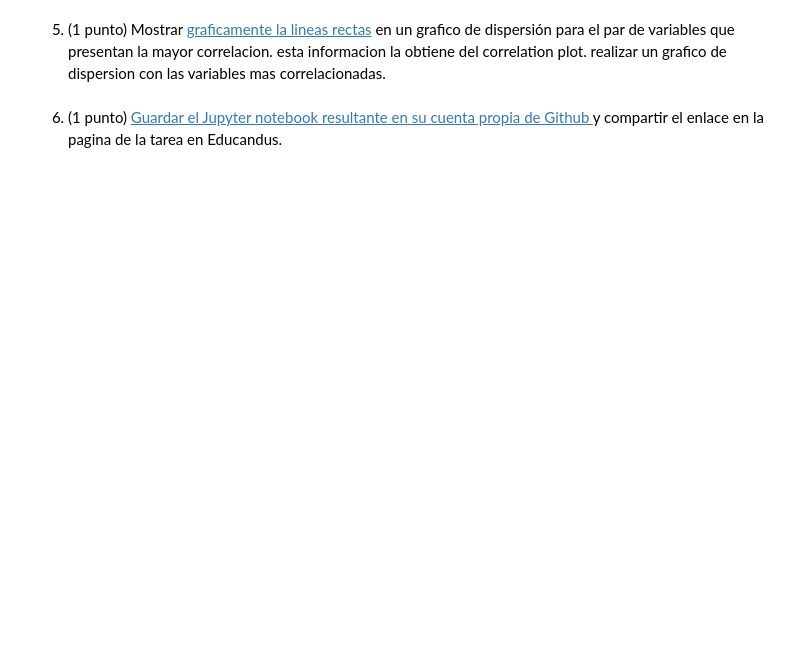
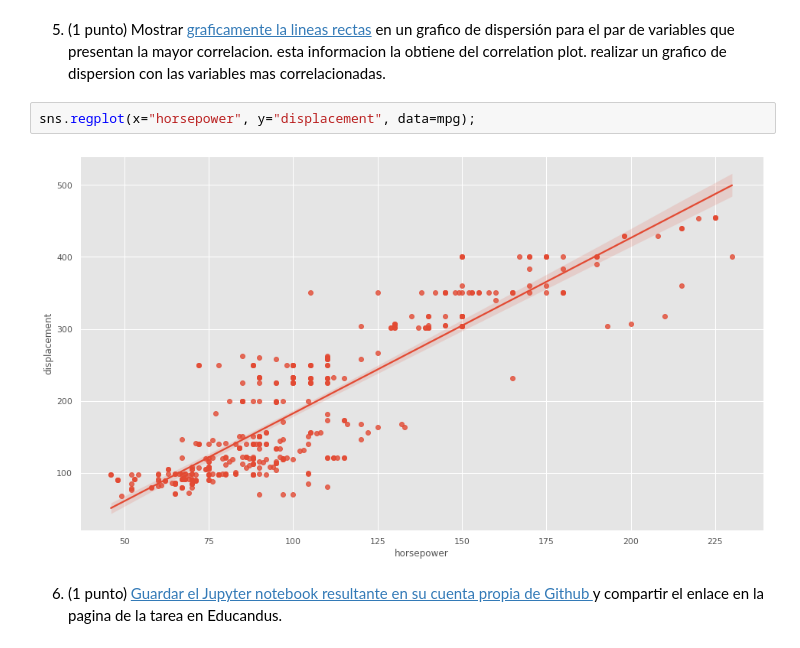
Before and after one commit to epereirasg/Curso-de-Machine-Learning, a Jupyter notebook: S07-Linear-Models/Tarea_regresion_lineal.ipynb, the cells around one changed output. Drawn from its saved outputs; the diff is of its cells as text; blank space fills up the shorter version.

```diff
--- a/S07-Linear-Models/Tarea_regresion_lineal.ipynb
+++ b/S07-Linear-Models/Tarea_regresion_lineal.ipynb
@@ -206,4 +286,8 @@ El error (rmse) de test es: 51.17431161393847
 # %% [markdown]
 5) (1 punto) Mostrar [graficamente la lineas rectas](https://seaborn.pydata.org/tutorial/regression.html) en un grafico de dispersión para el par de variables que presentan la mayor correlacion. esta informacion la obtiene del correlation plot. realizar un grafico de dispersion con las variables mas correlacionadas.
+# %%
+sns.regplot(x="horsepower", y="displacement", data=mpg);
+# %% [output]
+[figure, added]
 # %% [markdown]
 6) (1 punto) [Guardar el Jupyter notebook resultante en su cuenta propia de Github ](https://bebi103a.github.io/lessons/02/git_with_colab.html) y compartir el enlace en la pagina de la tarea en Educandus.
```
Also changed, not shown: parts of 4 cells of this notebook.
